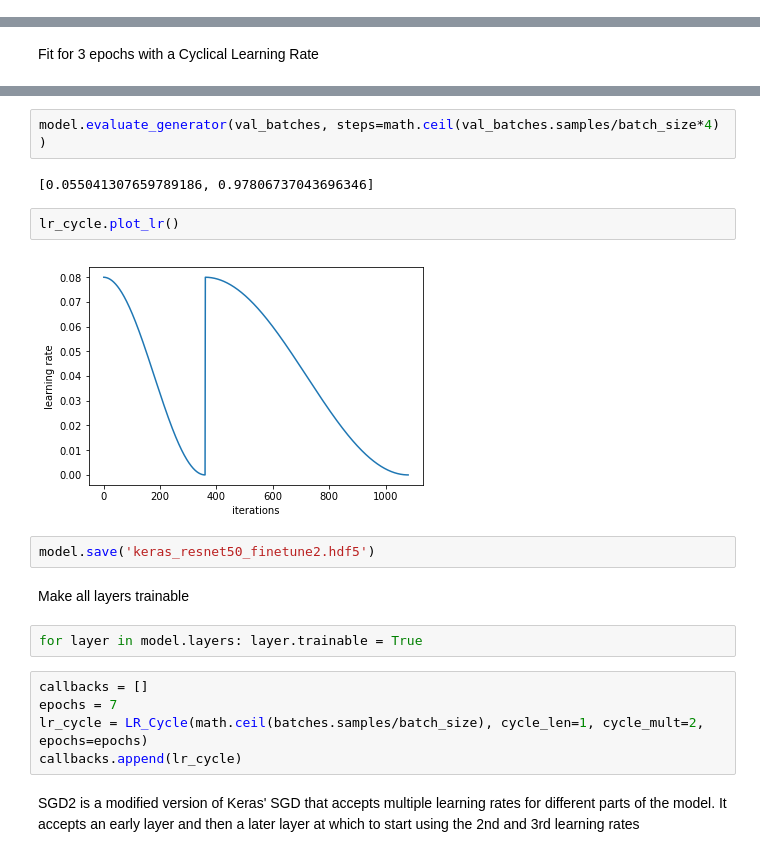
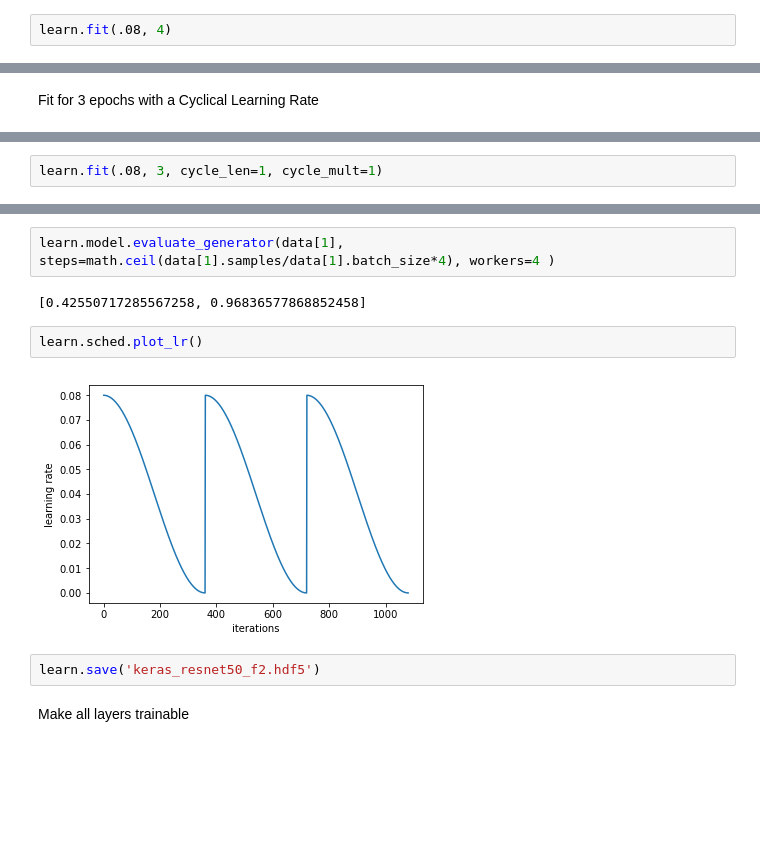
Before and after one commit to metachi/fastaiv2keras, a Jupyter notebook: lesson1-finetune2.ipynb, the cells around one changed output, grey strips where cells are left out. Saved outputs shown, nothing was run; the diff lists cells and outputs as text; blank space fills up the shorter version.

```diff
--- a/lesson1-finetune2.ipynb
+++ b/lesson1-finetune2.ipynb
@@ -109,0 +62,2 @@ Epoch 4/4
+# %%
+learn.fit(.08, 4)
@@ -134,0 +81,2 @@ Epoch 3/3
+# %%
+learn.fit(.08, 3, cycle_len=1, cycle_mult=1)
@@ -135,21 +90,12 @@ Epoch 3/3
 # %%
-model.evaluate_generator(val_batches, steps=math.ceil(val_batches.samples/batch_size*4) )
+learn.model.evaluate_generator(data[1], steps=math.ceil(data[1].samples/data[1].batch_size*4), workers=4 )
 # %% [output]
-[0.055041307659789186, 0.97806737043696346]
+[0.42550717285567258, 0.96836577868852458]
-# %%
-lr_cycle.plot_lr()
-# %% [output]
-[figure, removed]
+# %%
+learn.sched.plot_lr()
+# %% [output]
+[figure, added]
 # %%
-model.save('keras_resnet50_finetune2.hdf5')
+learn.save('keras_resnet50_f2.hdf5')
 # %% [markdown]
 Make all layers trainable
-# %%
-for layer in model.layers: layer.trainable = True
-# %%
-callbacks = []
-epochs = 7
-lr_cycle = LR_Cycle(math.ceil(batches.samples/batch_size), cycle_len=1, cycle_mult=2, epochs=epochs)
-callbacks.append(lr_cycle)
-# %% [markdown]
-SGD2 is a modified version of Keras' SGD that accepts multiple learning rates for different parts of the model.  It accepts an early layer and then a later layer at which to start using the 2nd and 3rd learning rates
```
Also changed, not shown: parts of 43 cells of this notebook, 2 other files.
